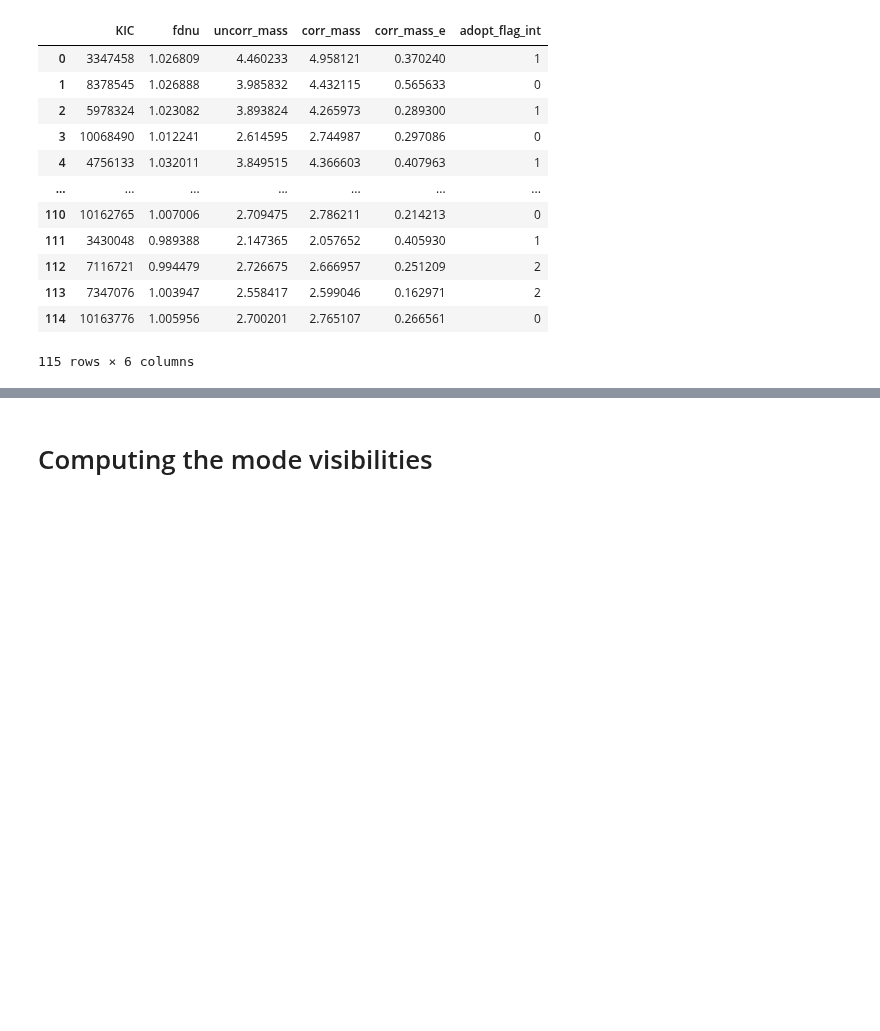
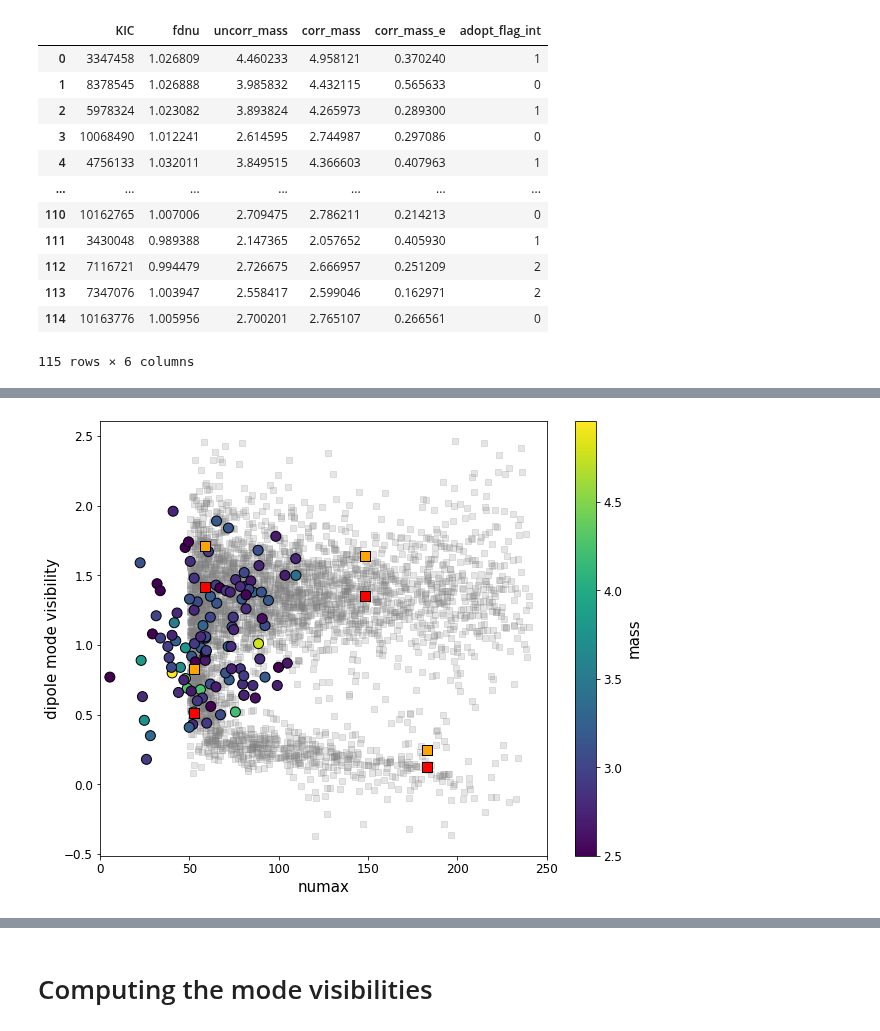
Before and after one commit to courtcraw/Notebooks, a Jupyter notebook: mode_visibilities.ipynb, the cells around one changed output, grey strips where cells are left out. Cells and saved outputs as stored; diff of their text form; code cells hidden in the pictures; blank space fills up the shorter version.

Commit message:
aug 7, visibility testing a couple of dennis's stars

```diff
--- a/mode_visibilities.ipynb
+++ b/mode_visibilities.ipynb
@@ -162,0 +150,9 @@ plt.show()
+# %%
+# 2141255   147.82   12.371
+# 4348666   182.87   13.927
+# 2305987   52.571   5.489
+# 1296068   58.740   6.127
+for i in range(0,len(dennis_vis)):
+    if dennis_vis['KIC'][i] in [2141255,4348666,2305987,1296068]:
+        print(dennis_vis.iloc[i])
+        print('-------------------')
@@ -162,0 +196,44 @@ plt.show()
+# %%
+vistest_list = [2141255,4348666,2305987,1296068]
+vistest_numax = [148.367,183.235,52.571,58.740]
+vistest_dipole = [1.64,0.25,0.83,1.71]
+vistest_quadru = [0.87,0.45,0.73,0.68]
+vistest_octupo = [0.18,0.09,0.15,0.07]
+# %%
+plt.scatter(dennis_vis['Numax/muHz'],#[dennis_vis['Mass/Msun']>1.5],
+            dennis_vis['V^2(l=1)'],#[dennis_vis['Mass/Msun']>1.5],
+            s=40,marker='s',color='tab:grey',alpha=0.2)
+
+plt.scatter(highmass_rc_newvals['pysyd_numax'],highmass_rc_newvals['l1_vis'],
+            c=adopted_masses['corr_mass'],cmap='viridis',s=100,edgecolor='k')
+plt.colorbar(label='mass')
+plt.clim(vmin=2.5)
+
+for i in range(0,len(dennis_vis)):
+    if dennis_vis['KIC'][i] in [2141255,4348666,2305987,1296068]:
+        plt.scatter(dennis_vis['Numax/muHz'][i],dennis_vis['V^2(l=1)'][i],
+                    color='red',s=100,edgecolor='k',marker='s')
+plt.scatter(vistest_numax,vistest_dipole,
+            color='orange',s=100,edgecolor='k',marker='s')
+
+# plt.plot(dennis_vis_models['numax/microHz'][dennis_vis_models['Mass/Msun']==1.9],
+#          dennis_vis_models['V^2(l=1,tau=10d)'][dennis_vis_models['Mass/Msun']==1.9],linewidth=2)
+
+# plt.scatter(highmass_rc_newvals['pysyd_numax'],highmass_rc_newvals['l1_vis'],
+#             c=np.log10(highmass_rc_newvals['l0_mean_amp']*highmass_rc_newvals['l1_vis']),
+#             cmap='viridis',s=100,edgecolor='k')
+# plt.colorbar(label='l1_mean_amp')
+# plt.clim(vmax=3.8)
+
+# plt.scatter(highmass_rc_newvals['pysyd_numax'],highmass_rc_newvals['l1_vis'],
+#             c=np.log10(highmass_rc_newvals['l0_mean_amp']),cmap='viridis',s=100,edgecolor='k')
+# plt.colorbar(label='l0_mean_amp')
+# plt.clim(vmax=3.8)
+
+plt.xlim(0,250)
+plt.xlabel('numax')
+plt.ylabel('dipole mode visibility')
+plt.savefig('/Users/ccra8514/Desktop/dipole_vis',dpi=300,bbox_inches='tight')
+plt.show()
+# %% [output]
+[figure, added]
```
Also changed, not shown: parts of 13 cells of this notebook, 2 other files.
